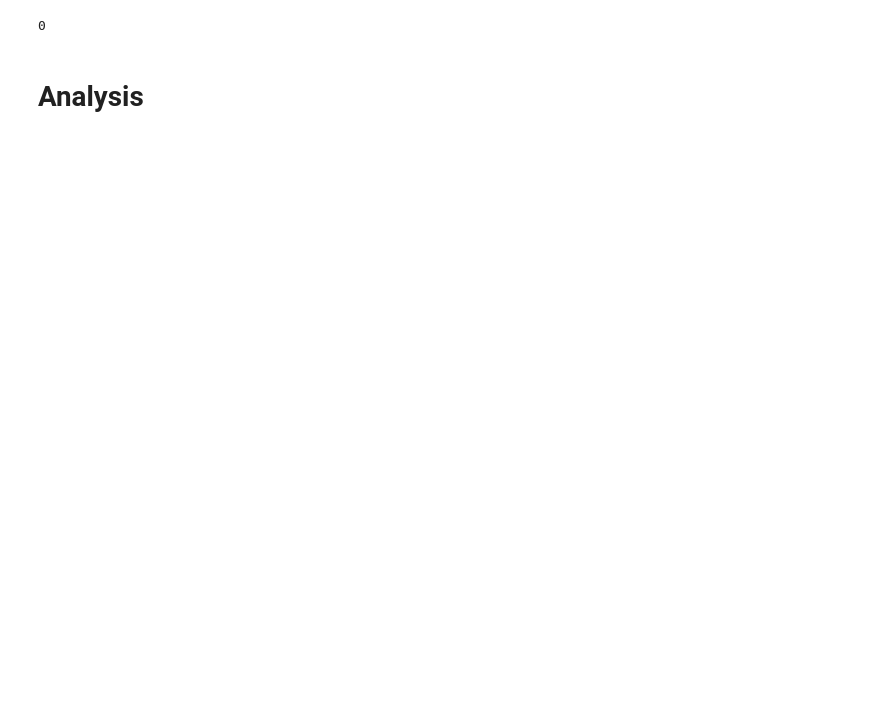
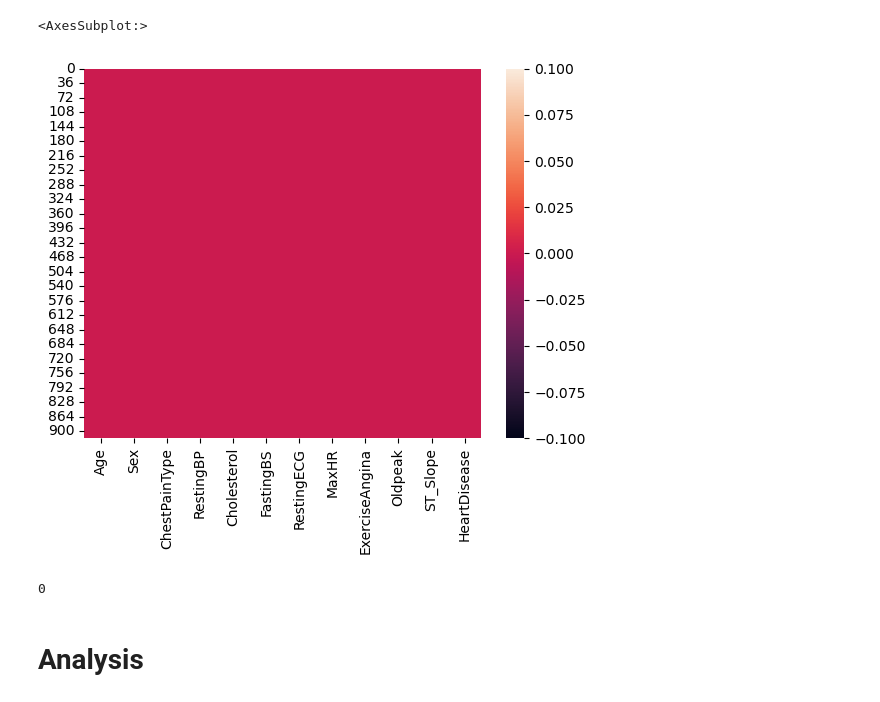
Before and after one commit to jogovhMohamedEldeeb/data_science, a Jupyter notebook: Untitled.ipynb, the cells around one changed output. Drawn from its saved outputs; the diff is of its cells as text; code cells hidden in the pictures; blank space fills up the shorter version.

```diff
--- a/Untitled.ipynb
+++ b/Untitled.ipynb
@@ -1,23 +0,0 @@
-# %%
-import pandas as pd
-import numpy as np
-import matplotlib.pyplot as plt
-import seaborn as sns
-
-from sklearn.model_selection import train_test_split
-
-from sklearn.linear_model import LogisticRegression
-from sklearn.svm import SVC
-from sklearn.ensemble import RandomForestClassifier
-from sklearn.ensemble import GradientBoostingClassifier
-
-from sklearn.metrics import confusion_matrix
-
-from sklearn.metrics import accuracy_score, recall_score ,f1_score
-from sklearn.metrics import classification_report
-
-
-plt.style.use('fivethirtyeight')
-
-import warnings
-warnings.filterwarnings('ignore')
@@ -69,3 +81,8 @@ data.describe()
+# %%
+sns.heatmap(data.isnull())
+# %% [output]
+<AxesSubplot:>
+[figure, added]
 # %%
 data.duplicated().sum()
 # %% [output]
```
Also changed, not shown: parts of 49 cells of this notebook, 1 other file.
